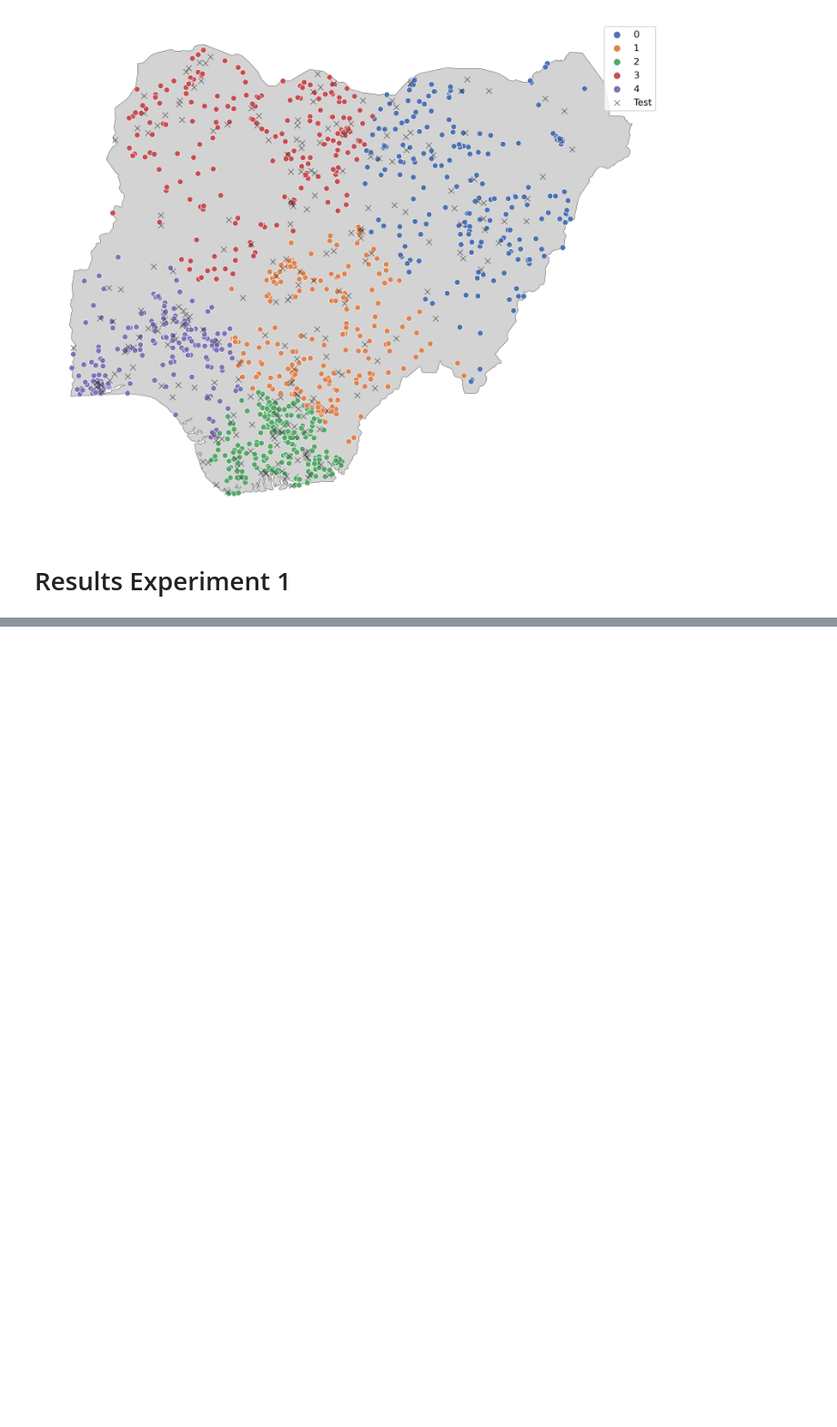
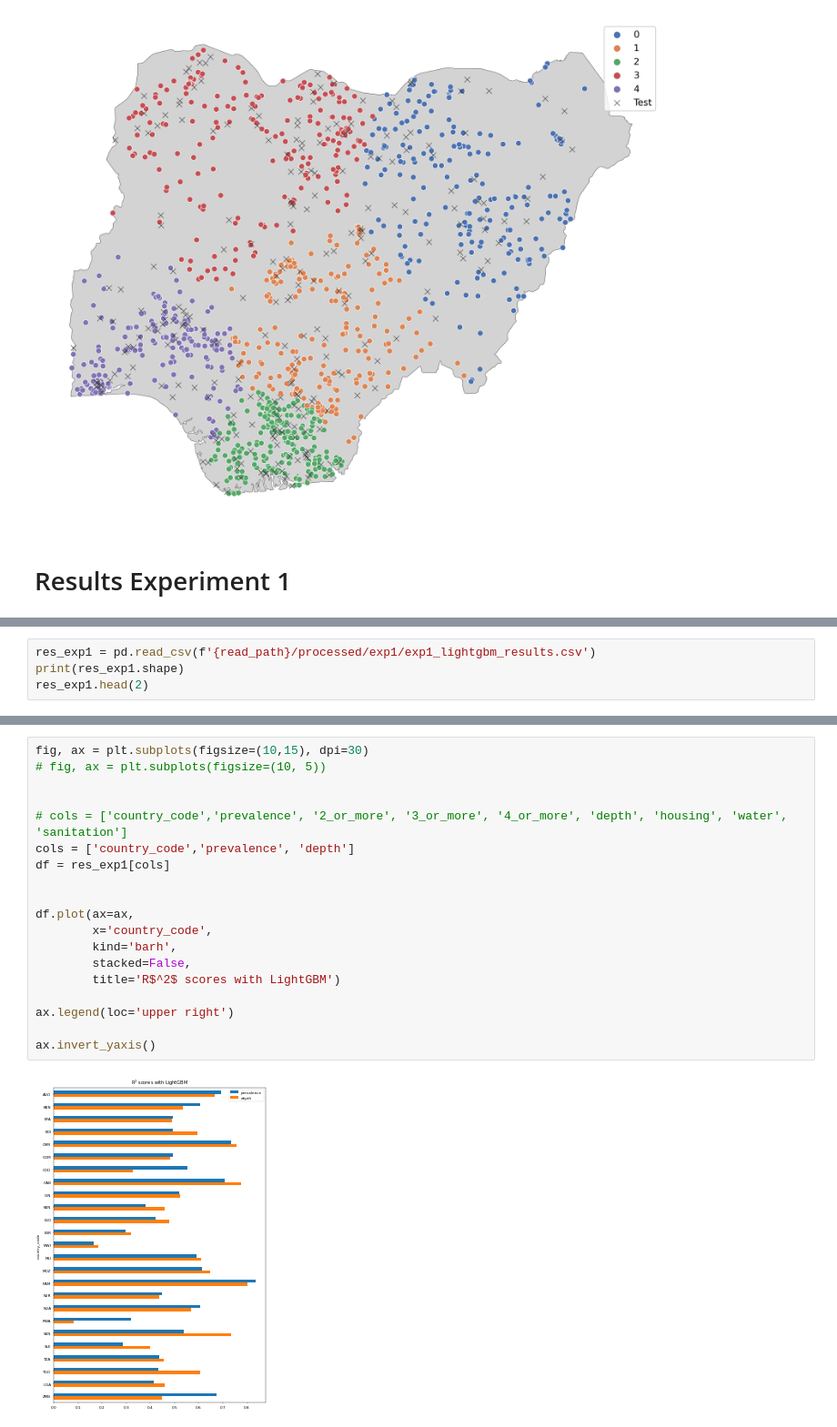
Before and after one commit to marinavicini/stc_continuing, a Jupyter notebook: notebooks/MV_figures_thesis.ipynb, the cells around one changed output, grey strips where cells are left out. Shown at 91% size. Cells and saved outputs as stored; diff of their text form; blank space fills up the shorter version.

```diff
--- a/notebooks/MV_figures_thesis.ipynb
+++ b/notebooks/MV_figures_thesis.ipynb
@@ -532,0 +538,4 @@ sns.scatterplot(ax=ax, x="long", y="lat", data=X_test, color=".2", marker="x", l
+# %%
+res_exp1 = pd.read_csv(f'{read_path}/processed/exp1/exp1_lightgbm_results.csv')
+print(res_exp1.shape)
+res_exp1.head(2)
@@ -532,0 +548,21 @@ sns.scatterplot(ax=ax, x="long", y="lat", data=X_test, color=".2", marker="x", l
+# %%
+fig, ax = plt.subplots(figsize=(10,15), dpi=30)
+# fig, ax = plt.subplots(figsize=(10, 5))
+
+
+# cols = ['country_code','prevalence', '2_or_more', '3_or_more', '4_or_more', 'depth', 'housing', 'water', 'sanitation']
+cols = ['country_code','prevalence', 'depth']
+df = res_exp1[cols]
+
+
+df.plot(ax=ax,
+        x='country_code',
+        kind='barh',
+        stacked=False,
+        title='R$^2$ scores with LightGBM')
+
+ax.legend(loc='upper right')
+
+ax.invert_yaxis()
+# %% [output]
+[figure, added]
```
Also changed, not shown: parts of 3 cells of this notebook.
